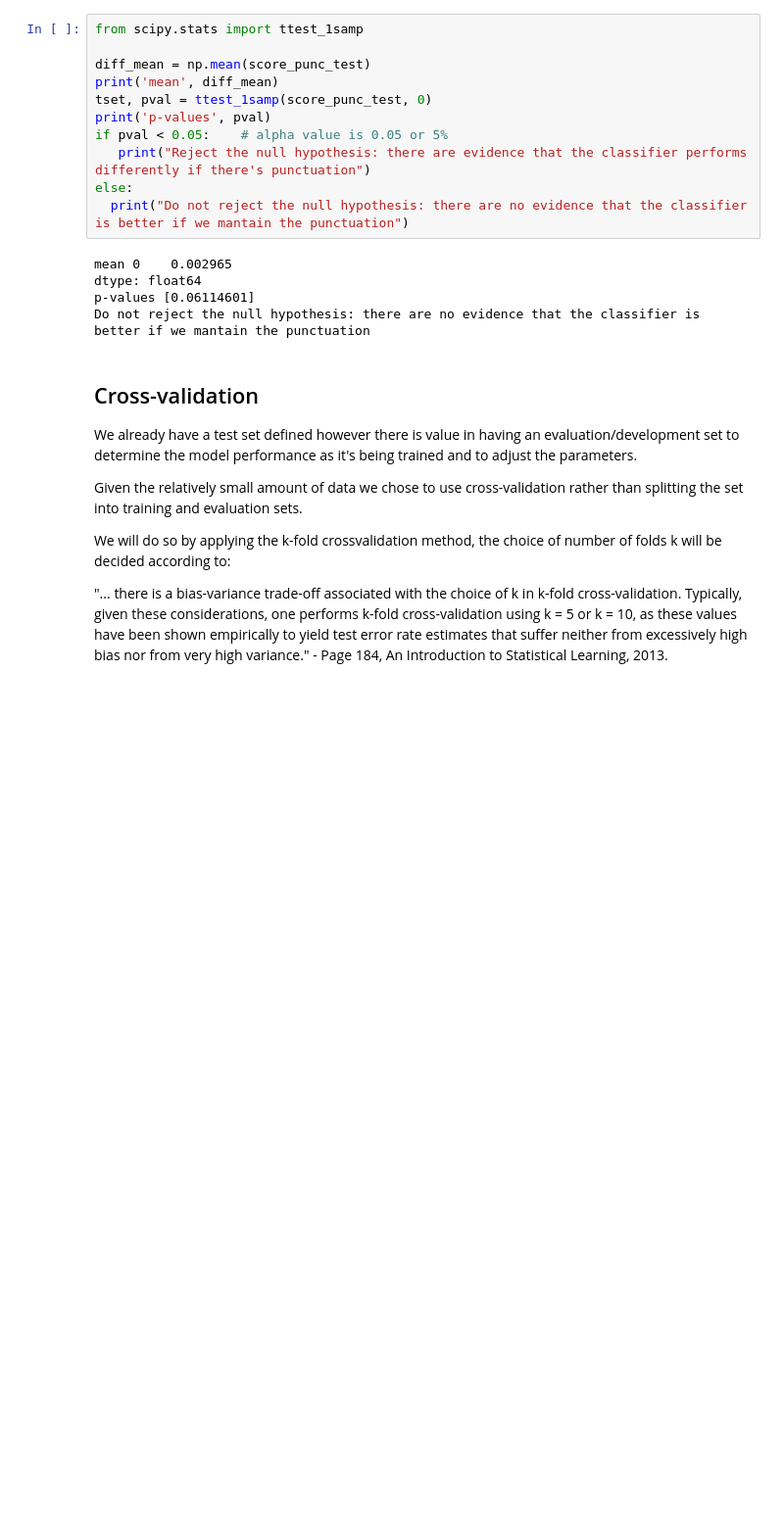
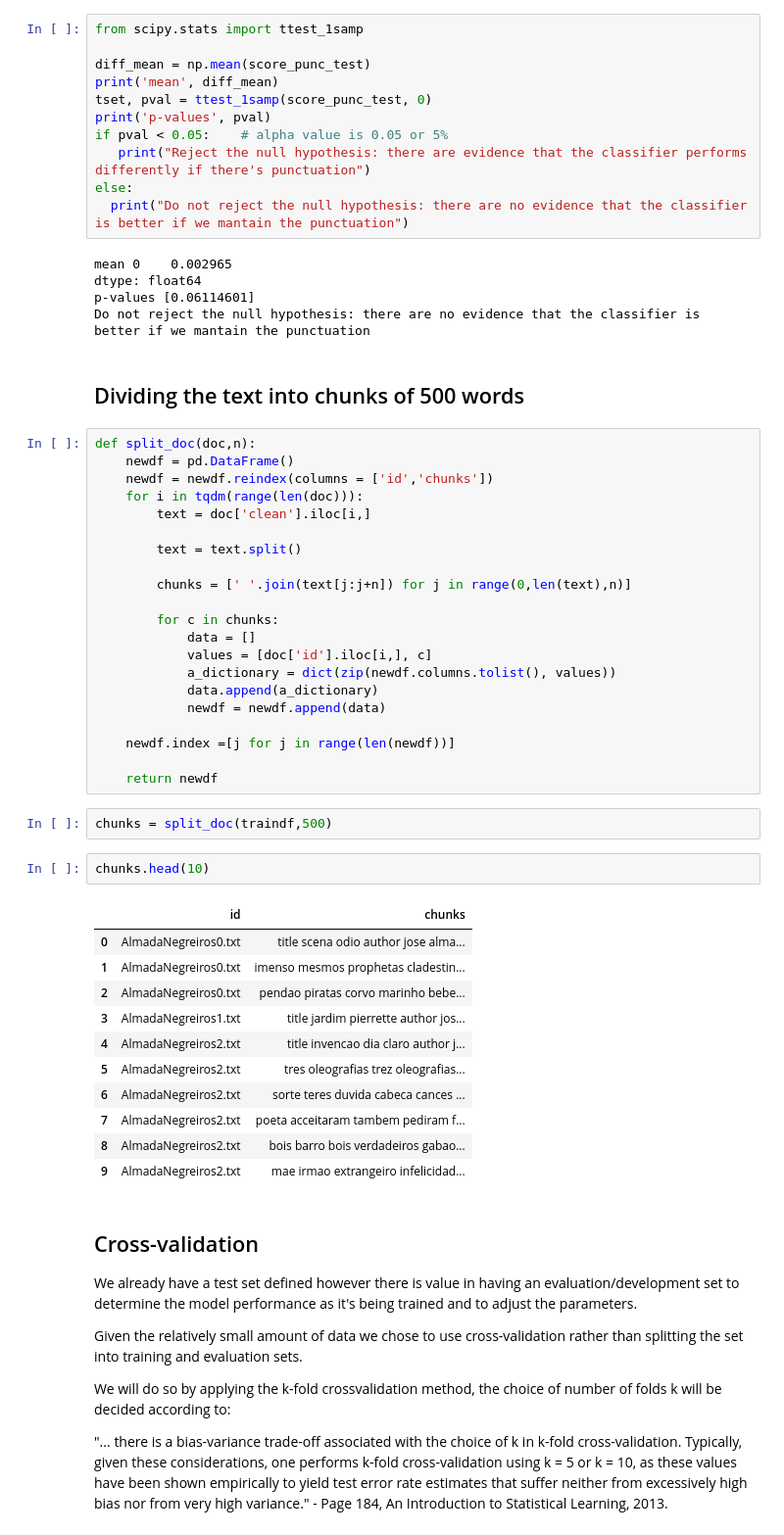
Before and after one commit to NOVAIMS-DataScienceMasters/TextMiningFinalProject, a Jupyter notebook: DataPreProcessing.ipynb, the cells around one changed output. Shown at 98% size. Drawn from its saved outputs; the diff is of its cells as text; blank space fills up the shorter version.

```diff
--- a/DataPreProcessing.ipynb
+++ b/DataPreProcessing.ipynb
@@ -469,6 +460,45 @@ mean 0    0.002965
 dtype: float64
 p-values [0.06114601]
 Do not reject the null hypothesis: there are no evidence that the classifier is better if we mantain the punctuation
+# %% [markdown]
+## Dividing the text into chunks of 500 words
+# %%
+def split_doc(doc,n):
+    newdf = pd.DataFrame()
+    newdf = newdf.reindex(columns = ['id','chunks'])
+    for i in tqdm(range(len(doc))):
+        text = doc['clean'].iloc[i,]
+
+        text = text.split()
+
+        chunks = [' '.join(text[j:j+n]) for j in range(0,len(text),n)]
+
+        for c in chunks:
+            data = []
+            values = [doc['id'].iloc[i,], c]
+            a_dictionary = dict(zip(newdf.columns.tolist(), values))
+            data.append(a_dictionary)
+            newdf = newdf.append(data)
+
+    newdf.index =[j for j in range(len(newdf))]
+
+    return newdf
+# %%
+chunks = split_doc(traindf,500)
+# %%
+chunks.head(10)
+# %% [output]
+|  | id | chunks |
+| 0 | AlmadaNegreiros0.txt | title scena odio author jose alma... |
+| 1 | AlmadaNegreiros0.txt | imenso mesmos prophetas cladestin... |
+| 2 | AlmadaNegreiros0.txt | pendao piratas corvo marinho bebe... |
+| 3 | AlmadaNegreiros1.txt | title jardim pierrette author jos... |
+| 4 | AlmadaNegreiros2.txt | title invencao dia claro author j... |
+| 5 | AlmadaNegreiros2.txt | tres oleografias trez oleografias... |
+| 6 | AlmadaNegreiros2.txt | sorte teres duvida cabeca cances ... |
+| 7 | AlmadaNegreiros2.txt | poeta acceitaram tambem pediram f... |
+| 8 | AlmadaNegreiros2.txt | bois barro bois verdadeiros gabao... |
+| 9 | AlmadaNegreiros2.txt | mae irmao extrangeiro infelicidad... |
 # %% [markdown]
 ## Cross-validation
 We already have a test set defined however there is value in having an evaluation/development set to determine the model performance as it's being trained and to adjust the parameters.
```
Also changed, not shown: parts of 4 cells of this notebook.
